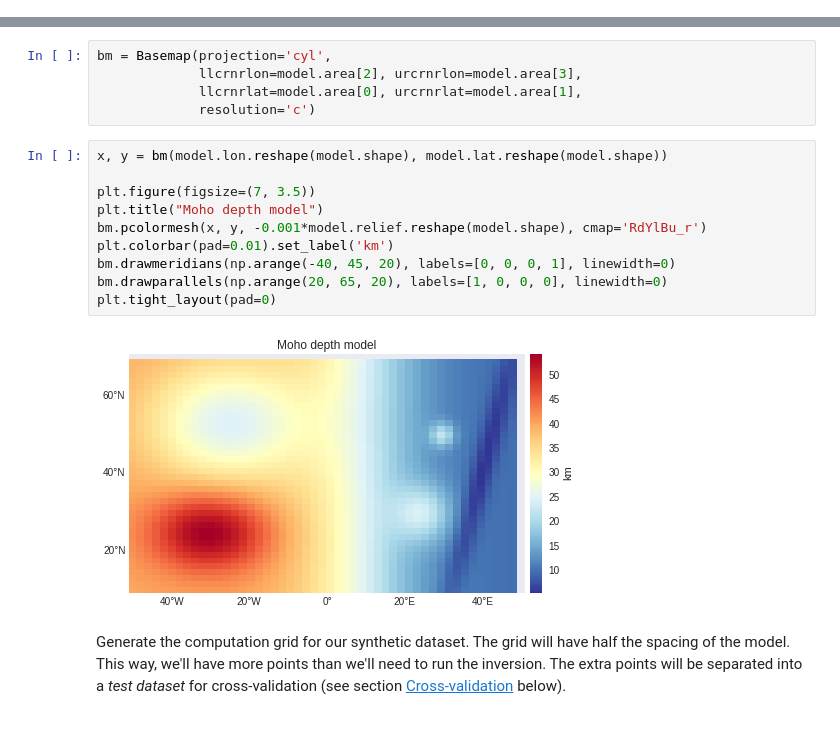
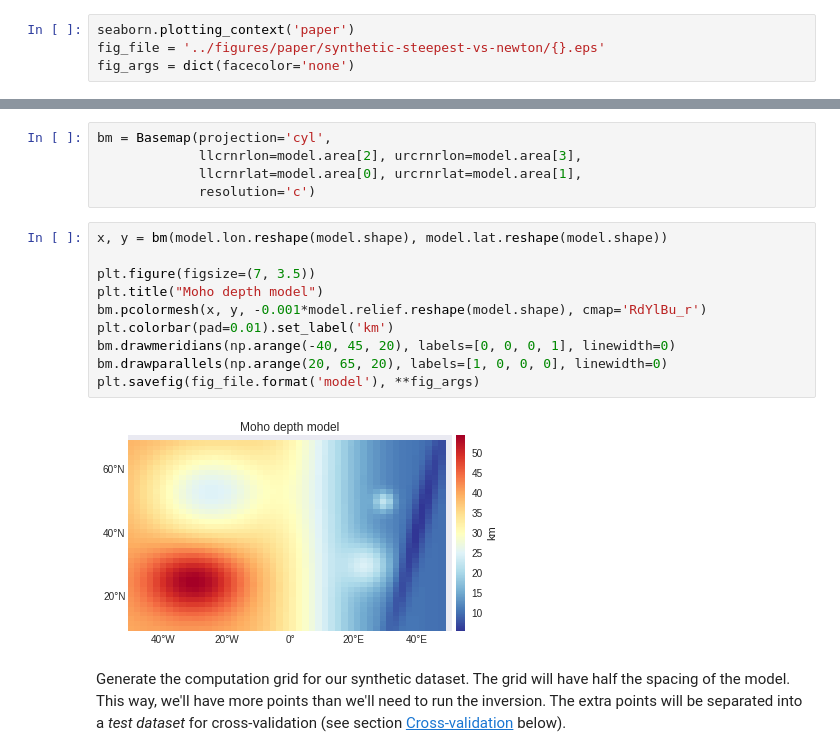
Before and after one commit to pinga-lab/paper-moho-inversion-tesseroids, a Jupyter notebook: notebooks/synthetic-steepest-vs-newton.ipynb, the cells around one changed output, grey strips where cells are left out. Cells and saved outputs as stored; diff of their text form; blank space fills up the shorter version.

Commit message:
Notebook saves figs to file.
Produced figs for slides. Leave paper figs for later.

```diff
--- a/notebooks/synthetic-steepest-vs-newton.ipynb
+++ b/notebooks/synthetic-steepest-vs-newton.ipynb
@@ -81,0 +84,4 @@ Number of cores: 8
+# %%
+seaborn.plotting_context('paper')
+fig_file = '../figures/paper/synthetic-steepest-vs-newton/{}.eps'
+fig_args = dict(facecolor='none')
@@ -130,15 +142,15 @@ bm = Basemap(projection='cyl',
 # %%
 x, y = bm(model.lon.reshape(model.shape), model.lat.reshape(model.shape))
 
 plt.figure(figsize=(7, 3.5))
 plt.title("Moho depth model")
 bm.pcolormesh(x, y, -0.001*model.relief.reshape(model.shape), cmap='RdYlBu_r')
 plt.colorbar(pad=0.01).set_label('km')
 bm.drawmeridians(np.arange(-40, 45, 20), labels=[0, 0, 0, 1], linewidth=0)
 bm.drawparallels(np.arange(20, 65, 20), labels=[1, 0, 0, 0], linewidth=0)
-plt.tight_layout(pad=0)
+plt.savefig(fig_file.format('model'), **fig_args)
 # %% [output]
-[figure, old version]
+[figure, new version]
 # %% [markdown]
 Generate the computation grid for our synthetic dataset. The grid will have half the spacing of the model. This way, we'll have more points than we'll need to run the inversion. The extra points will be separated into a *test dataset* for cross-validation (see section [Cross-validation](#Cross-validation) below).
 # %%
```
Also changed, not shown: parts of 24 cells of this notebook, 15 other files.
